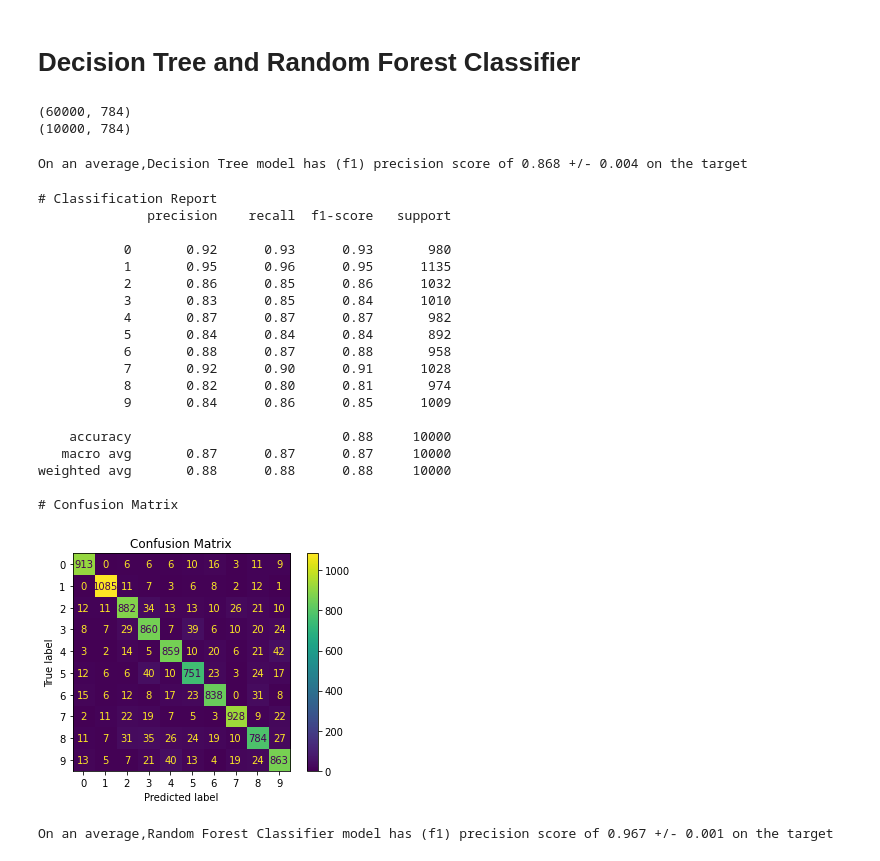
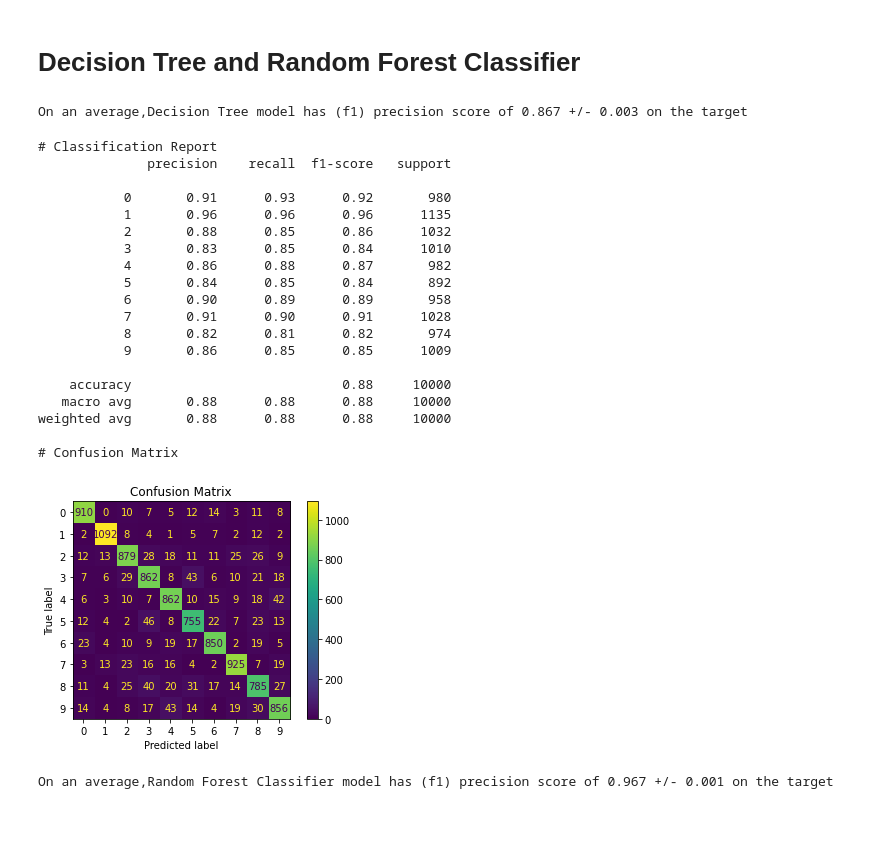
Before and after one commit to XaviPat01/MTL782_Data_Mining, a Jupyter notebook: MTL782_Assignment1_Q2.ipynb, the cells around one changed output. Saved outputs shown, nothing was run; the diff lists cells and outputs as text; code cells hidden in the pictures; blank space fills up the shorter version.

```diff
--- a/MTL782_Assignment1_Q2.ipynb
+++ b/MTL782_Assignment1_Q2.ipynb
@@ -212,5 +172,5 @@ Training accuracy: 82.68 %
 # %%
-y_pred=pipe_1.predict(svc_x_test)
-ConfusionMatrixDisplay.from_predictions(svc_y_test,y_pred)
+y_pred=pipe_1.predict(x_test)
+ConfusionMatrixDisplay.from_predictions(y_test,y_pred)
 plt.show()
 # %% [output]
@@ -237,62 +197,53 @@ weighted avg       0.91      0.85      0.86      2000
 # %% [markdown]
 # Decision Tree and Random Forest Classifier
 # %%
-from sklearn.ensemble import RandomForestClassifier
-from sklearn.tree import DecisionTreeClassifier
-from sklearn.metrics import confusion_matrix, classification_report
-from sklearn.model_selection import train_test_split , cross_validate , cross_val_score,ShuffleSplit
-# (X_train,y_train), (X_test,y_test) = mnist.load_data()
-X_train = X_train.reshape(X_train.shape[0],28*28)
-X_test = X_test.reshape(X_test.shape[0],28*28)
-X_train = X_train/255
-X_test = X_test/255
-# print(X_train.shape)
-# print(X_test.shape)
+# X_train = X_train.reshape(X_train.shape[0],28*28)
+# X_test = X_test.reshape(X_test.shape[0],28*28)
+# X_train = X_train/255
+# X_test = X_test/255
 cv = ShuffleSplit(n_splits=10, test_size =0.2,random_state=42)
 def train_classifiers(estimator , x_train,y_train,cv,name):
-  estimator.fit(X_train,y_train)
-  cv_train_score = cross_val_score(estimator , X_train,y_train,cv=cv,scoring='precision_macro',n_jobs=5)
+  estimator.fit(x_train,y_train)
+  cv_train_score = cross_val_score(estimator,x_train,y_train,cv=cv,scoring='precision_macro',n_jobs=5)
   print(f"On an average,{name} model has (f1) precision score of "f"{cv_train_score.mean():.3f} +/- {cv_train_score.std():.3f} on the target")
-# %% [output]
-(60000, 784)
-(10000, 784)
 # %%
 def eval(estimator,x_test,y_test):
-  y_pred = estimator.predict(X_test)
+  y_pred = estimator.predict(x_test)
   print("# Classification Report")
-  print(classification_report(y_test,y_pred))
+  print(metrics.classification_report(y_test,y_pred))
   print("# Confusion Matrix")
-  disp = ConfusionMatrixDisplay(confusion_matrix=confusion_matrix(y_test,y_pred))
+  disp = ConfusionMatrixDisplay(confusion_matrix=metrics.confusion_matrix(y_test,y_pred))
   disp.plot()
   plt.title('Confusion Matrix')
   plt.show()
 # %%
 decision_tree_pipeline = Pipeline([("classifier",DecisionTreeClassifier())])
-train_classifiers(decision_tree_pipeline,X_train,y_train.ravel(),cv,"Decision Tree")
+# train_classifiers(decision_tree_pipeline,X_train,y_train.ravel(),cv,"Decision Tree")
+train_classifiers(decision_tree_pipeline, x_train, y_train.ravel(),cv,"Decision Tree")
 # %% [output]
-On an average,Decision Tree model has (f1) precision score of 0.868 +/- 0.004 on the target
+On an average,Decision Tree model has (f1) precision score of 0.867 +/- 0.003 on the target
 # %%
-eval(decision_tree_pipeline,X_test,y_test)
+eval(decision_tree_pipeline,x_test,y_test)
 # %% [output]
 # Classification Report
               precision    recall  f1-score   support
 
-           0       0.92      0.93      0.93       980
-           1       0.95      0.96      0.95      1135
-           2       0.86      0.85      0.86      1032
+           0       0.91      0.93      0.92       980
+           1       0.96      0.96      0.96      1135
+           2       0.88      0.85      0.86      1032
            3       0.83      0.85      0.84      1010
-           4       0.87      0.87      0.87       982
-           5       0.84      0.84      0.84       892
-           6       0.88      0.87      0.88       958
-           7       0.92      0.90      0.91      1028
-           8       0.82      0.80      0.81       974
-           9       0.84      0.86      0.85      1009
+           4       0.86      0.88      0.87       982
+           5       0.84      0.85      0.84       892
+           6       0.90      0.89      0.89       958
+           7       0.91      0.90      0.91      1028
+           8       0.82      0.81      0.82       974
+           9       0.86      0.85      0.85      1009
 
     accuracy                           0.88     10000
-   macro avg       0.87      0.87      0.87     10000
+   macro avg       0.88      0.88      0.88     10000
 weighted avg       0.88      0.88      0.88     10000
 
 # Confusion Matrix
-[figure, old version]
+[figure, new version]
 # %%
 randomforest_pipeline = Pipeline([("classifier",RandomForestClassifier())])
```
Also changed, not shown: parts of 28 cells of this notebook.
